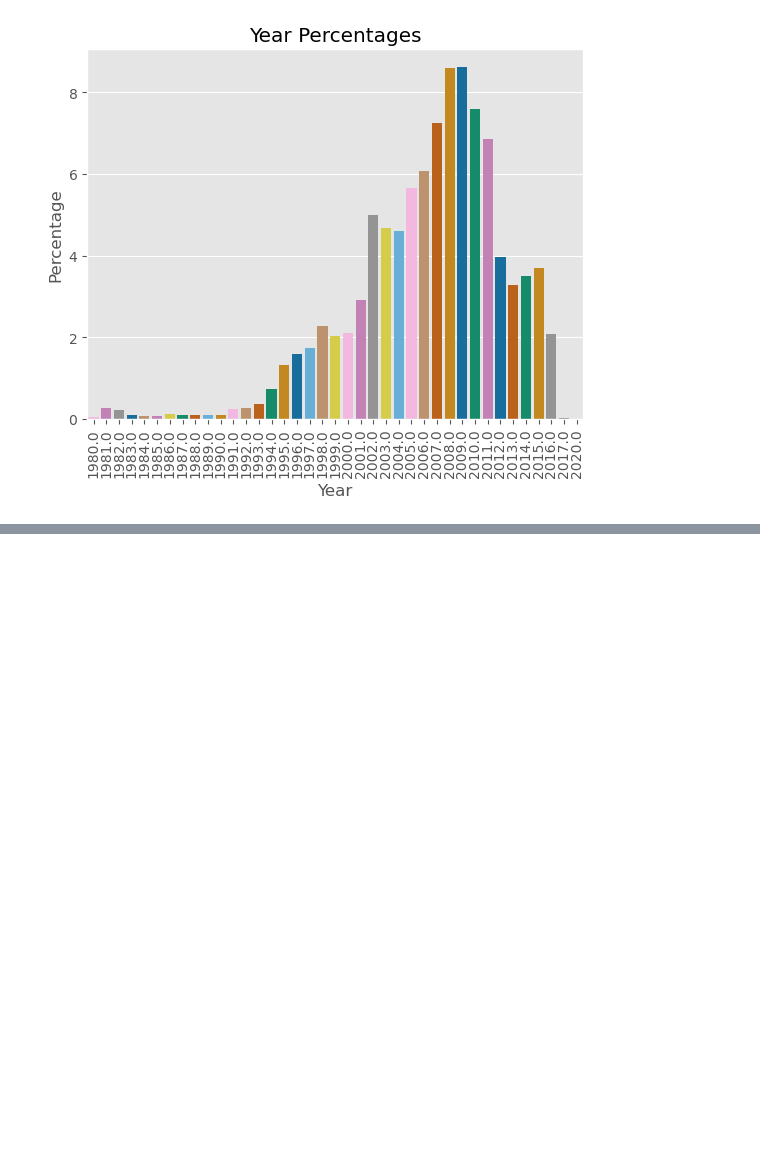
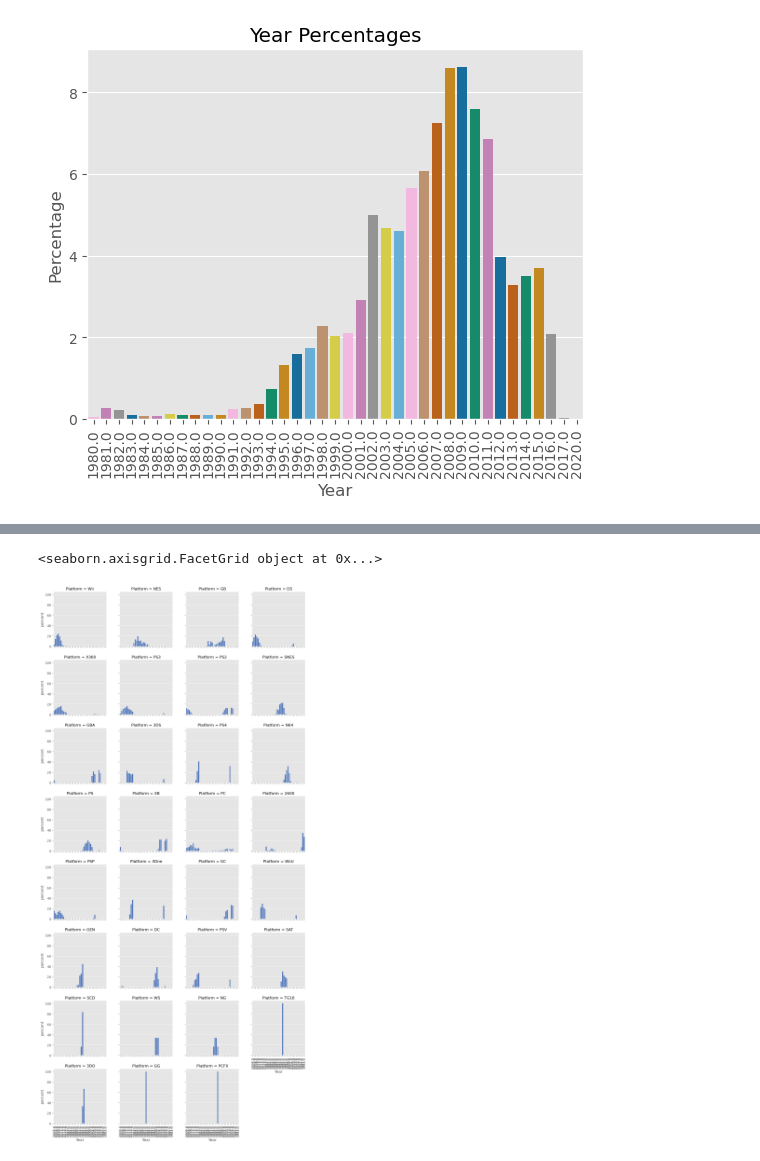
Before and after one commit to NOUR-2025/Reproducibility, a Jupyter notebook: alejandro.ipynb, the cells around one changed output, grey strips where cells are left out. Cells and saved outputs as stored; diff of their text form; code cells hidden in the pictures; blank space fills up the shorter version.

Commit message:
Did analysis on video games published by year

```diff
--- a/alejandro.ipynb
+++ b/alejandro.ipynb
@@ -154,0 +160,10 @@ g.map(sns.countplot, 'Year', stat='percent')
+# %%
+# Look at Genre distribution per year
+# TODO: Years are not organized
+g = sns.FacetGrid(df, col='Platform', col_wrap=4)
+
+g.map(sns.countplot, 'Year', stat='percent')
+g.tick_params(axis="x", rotation=90)
+# %% [output]
+<seaborn.axisgrid.FacetGrid object at 0x...>
+[figure, added]
```
Also changed, not shown: parts of 2 cells of this notebook.
